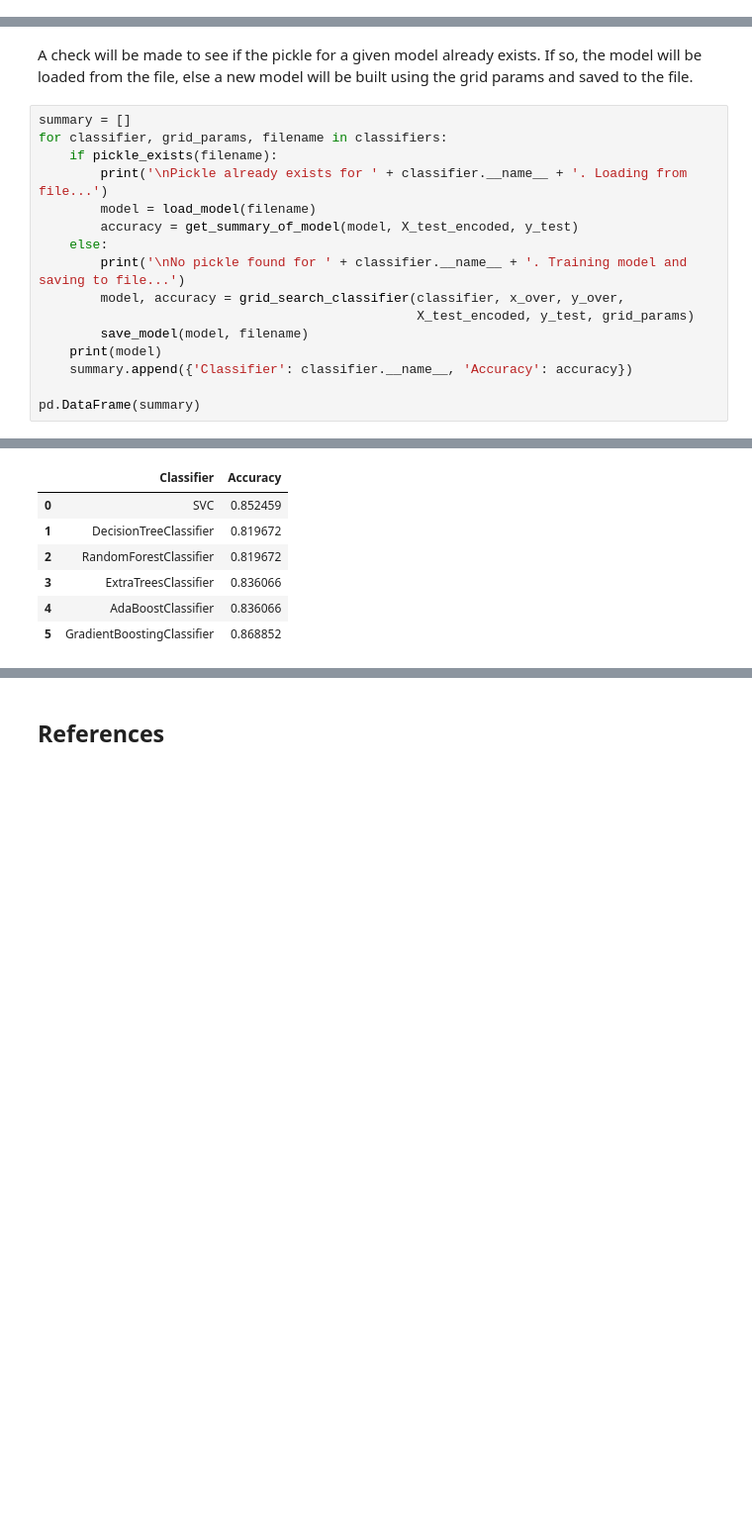
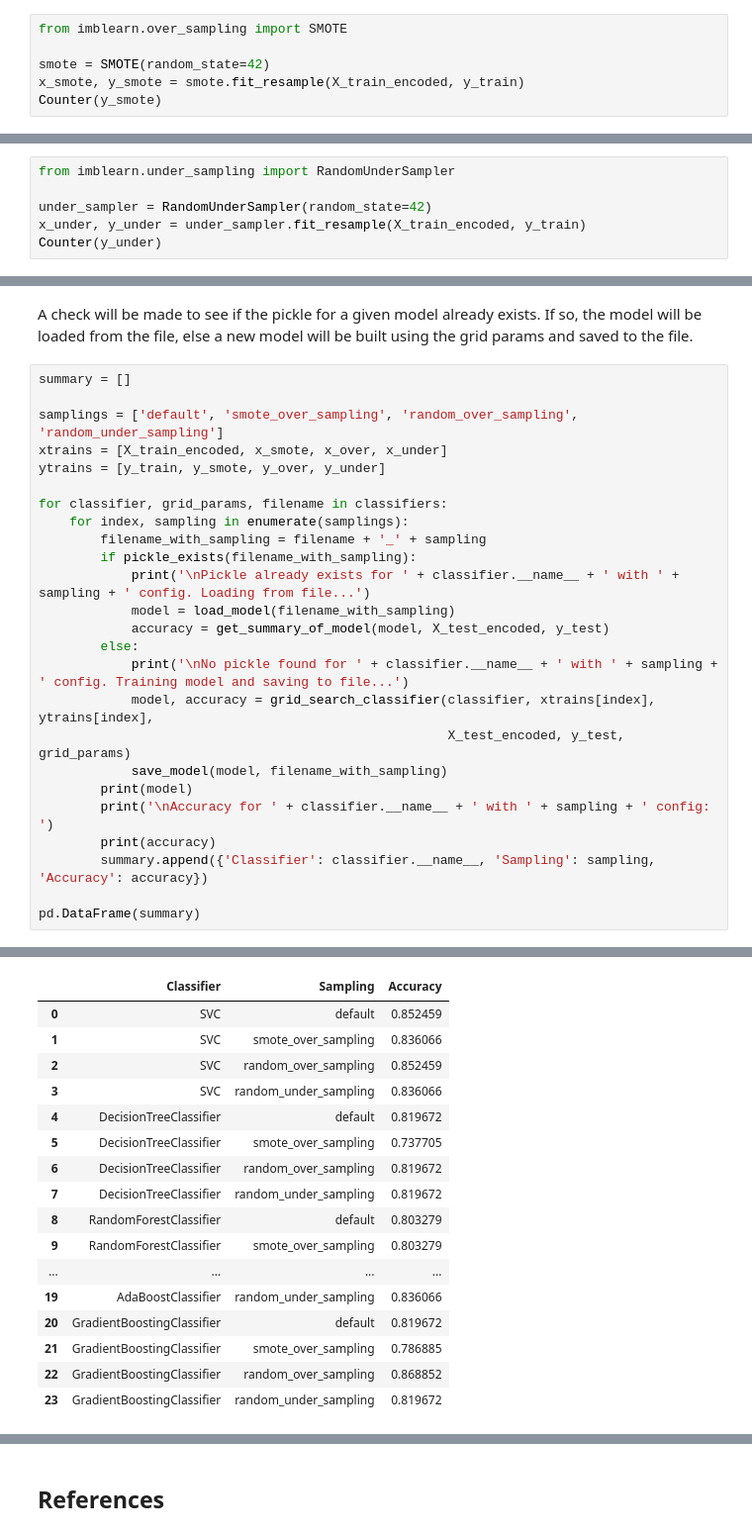
Before and after one commit to bajracharya-kshitij/heart_disease, a Jupyter notebook: Heart Disease.ipynb, the cells around one changed output, grey strips where cells are left out. Shown: that part at 99% size. Cells and saved outputs as stored; diff of their text form; blank space fills up the shorter version.

Commit message:
Improve code to save models for all classifiers and sampling

```diff
--- a/Heart Disease.ipynb
+++ b/Heart Disease.ipynb
@@ -306,0 +308,6 @@ The instances with heart disease is slightly more than that without heart diseas
+# %%
+from imblearn.over_sampling import SMOTE
+
+smote = SMOTE(random_state=42)
+x_smote, y_smote = smote.fit_resample(X_train_encoded, y_train)
+Counter(y_smote)
@@ -314,0 +328,6 @@ Counter({0: 131, 1: 131})
+# %%
+from imblearn.under_sampling import RandomUnderSampler
+
+under_sampler = RandomUnderSampler(random_state=42)
+x_under, y_under = under_sampler.fit_resample(X_train_encoded, y_train)
+Counter(y_under)
@@ -405,18 +426,27 @@ classifiers = [
 A check will be made to see if the pickle for a given model already exists. If so, the model will be loaded from the file, else a new model will be built using the grid params and saved to the file.
 # %%
 summary = []
+
+samplings = ['default', 'smote_over_sampling', 'random_over_sampling', 'random_under_sampling']
+xtrains = [X_train_encoded, x_smote, x_over, x_under]
+ytrains = [y_train, y_smote, y_over, y_under]
+
 for classifier, grid_params, filename in classifiers:
-    if pickle_exists(filename):
-        print('\nPickle already exists for ' + classifier.__name__ + '. Loading from file...')
-        model = load_model(filename)
-        accuracy = get_summary_of_model(model, X_test_encoded, y_test)
-    else:
-        print('\nNo pickle found for ' + classifier.__name__ + '. Training model and saving to file...')
-        model, accuracy = grid_search_classifier(classifier, x_over, y_over,
-                                                 X_test_encoded, y_test, grid_params)
-        save_model(model, filename)
-    print(model)
-    summary.append({'Classifier': classifier.__name__, 'Accuracy': accuracy})
+    for index, sampling in enumerate(samplings):
+        filename_with_sampling = filename + '_' + sampling
+        if pickle_exists(filename_with_sampling):
+            print('\nPickle already exists for ' + classifier.__name__ + ' with ' + sampling + ' config. Loading from file...')
+            model = load_model(filename_with_sampling)
+            accuracy = get_summary_of_model(model, X_test_encoded, y_test)
+        else:
+            print('\nNo pickle found for ' + classifier.__name__ + ' with ' + sampling + ' config. Training model and saving to file...')
+            model, accuracy = grid_search_classifier(classifier, xtrains[index], ytrains[index],
+                                                     X_test_encoded, y_test, grid_params)
+            save_model(model, filename_with_sampling)
+        print(model)
+        print('\nAccuracy for ' + classifier.__name__ + ' with ' + sampling + ' config: ')
+        print(accuracy)
+        summary.append({'Classifier': classifier.__name__, 'Sampling': sampling, 'Accuracy': accuracy})
 
 pd.DataFrame(summary)
 # %% [output]
@@ -440,7 +470,17 @@ DecisionTreeClassifier(ccp_alpha=0.0, class_weight=None, criterion='gini',
-|  | Classifier | Accuracy |
-| 0 | SVC | 0.852459 |
-| 1 | DecisionTreeClassifier | 0.819672 |
-| 2 | RandomForestClassifier | 0.819672 |
-| 3 | ExtraTreesClassifier | 0.836066 |
-| 4 | AdaBoostClassifier | 0.836066 |
-| 5 | GradientBoostingClassifier | 0.868852 |
+|  | Classifier | Sampling | Accuracy |
+| 0 | SVC | default | 0.852459 |
+| 1 | SVC | smote_over_sampling | 0.836066 |
+| 2 | SVC | random_over_sampling | 0.852459 |
+| 3 | SVC | random_under_sampling | 0.836066 |
+| 4 | DecisionTreeClassifier | default | 0.819672 |
+| 5 | DecisionTreeClassifier | smote_over_sampling | 0.737705 |
+| 6 | DecisionTreeClassifier | random_over_sampling | 0.819672 |
+| 7 | DecisionTreeClassifier | random_under_sampling | 0.819672 |
+| 8 | RandomForestClassifier | default | 0.803279 |
+| 9 | RandomForestClassifier | smote_over_sampling | 0.803279 |
+| ... | ... | ... | ... |
+| 19 | AdaBoostClassifier | random_under_sampling | 0.836066 |
+| 20 | GradientBoostingClassifier | default | 0.819672 |
+| 21 | GradientBoostingClassifier | smote_over_sampling | 0.786885 |
+| 22 | GradientBoostingClassifier | random_over_sampling | 0.868852 |
+| 23 | GradientBoostingClassifier | random_under_sampling | 0.819672 |
```
Also changed, not shown: parts of 15 cells of this notebook, 24 other files.
